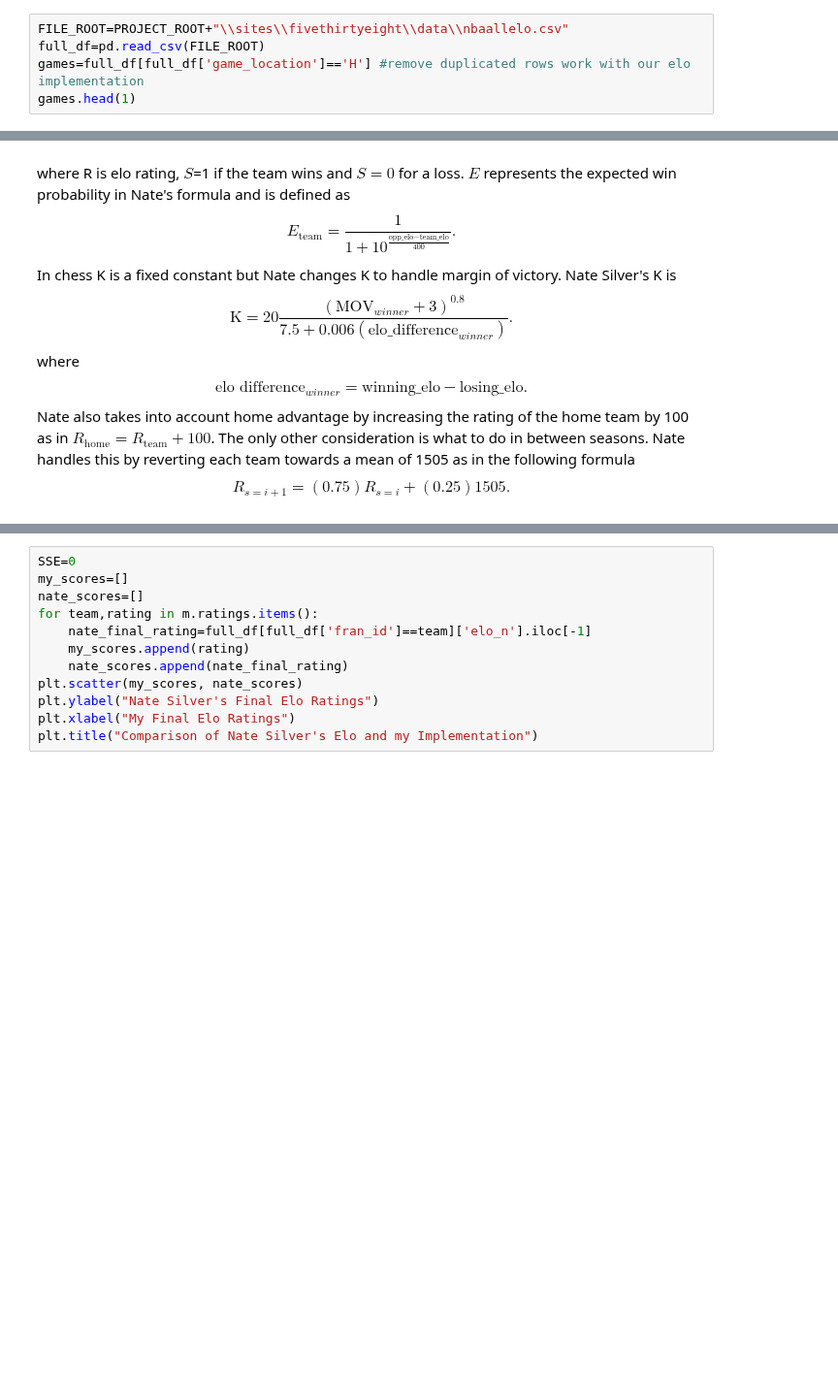
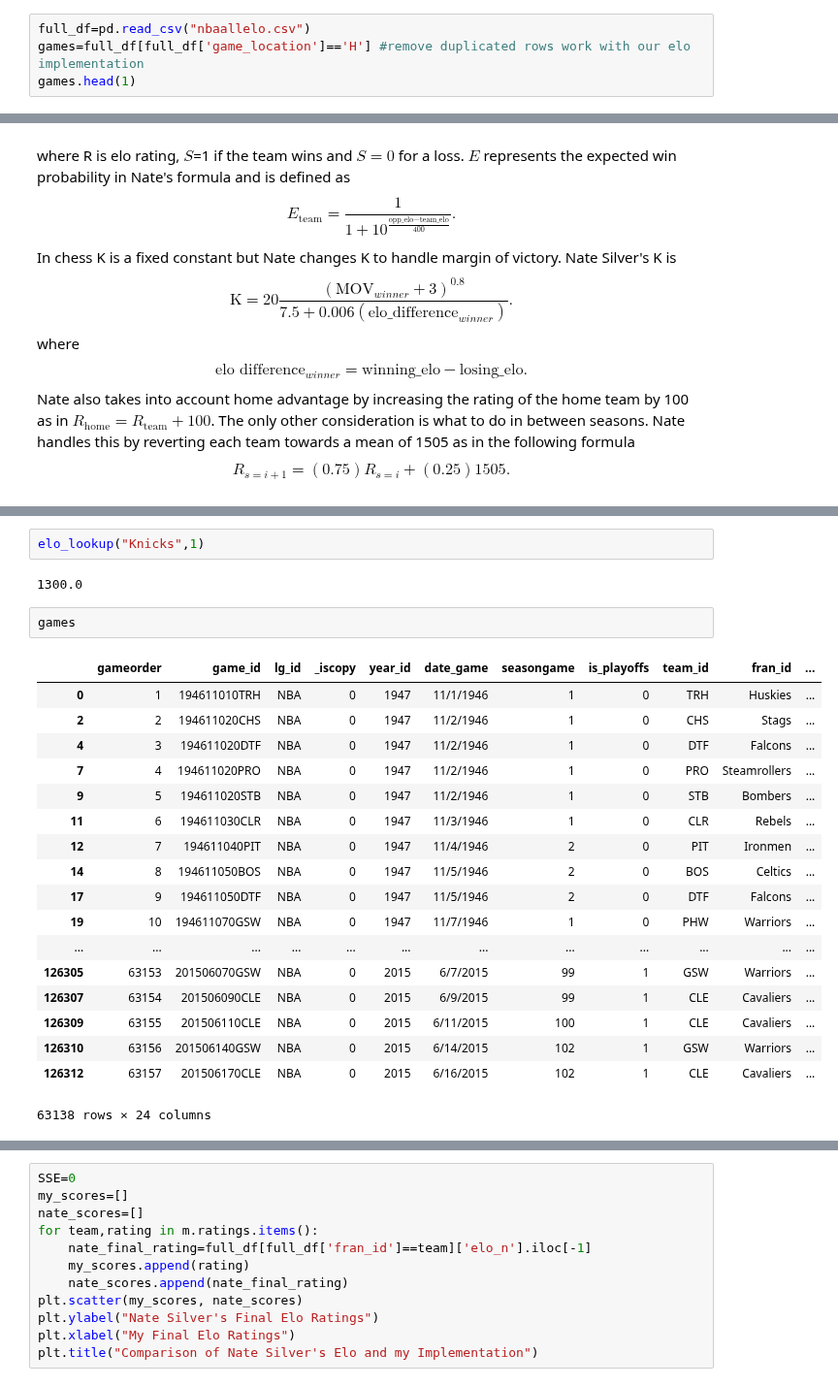
Before and after one commit to rogerfitz/tutorials, a Jupyter notebook: Nate Silver ELO/NBA ELO Replicate.ipynb, the cells around one changed output, grey strips where cells are left out. Shown at 97% size. Cells and saved outputs as stored; diff of their text form; blank space fills up the shorter version.

```diff
--- a/Nate Silver ELO/NBA ELO Replicate.ipynb
+++ b/Nate Silver ELO/NBA ELO Replicate.ipynb
@@ -32,6 +36,5 @@ matchups
 # %%
-FILE_ROOT=PROJECT_ROOT+"\\sites\\fivethirtyeight\\data\\nbaallelo.csv"
-full_df=pd.read_csv(FILE_ROOT)
+full_df=pd.read_csv("nbaallelo.csv")
 games=full_df[full_df['game_location']=='H'] #remove duplicated rows work with our elo implementation
 games.head(1)
 # %% [output]
@@ -164,0 +160,25 @@ m.power_rankings()
+# %%
+elo_lookup("Knicks",1)
+# %% [output]
+1300.0
+# %%
+games
+# %% [output]
+|  | gameorder | game_id | lg_id | _iscopy | year_id | date_game | seasongame | is_playoffs | team_id | fran_id | ... |
+| 0 | 1 | 194611010TRH | NBA | 0 | 1947 | 11/1/1946 | 1 | 0 | TRH | Huskies | ... |
+| 2 | 2 | 194611020CHS | NBA | 0 | 1947 | 11/2/1946 | 1 | 0 | CHS | Stags | ... |
+| 4 | 3 | 194611020DTF | NBA | 0 | 1947 | 11/2/1946 | 1 | 0 | DTF | Falcons | ... |
+| 7 | 4 | 194611020PRO | NBA | 0 | 1947 | 11/2/1946 | 1 | 0 | PRO | Steamrollers | ... |
+| 9 | 5 | 194611020STB | NBA | 0 | 1947 | 11/2/1946 | 1 | 0 | STB | Bombers | ... |
+| 11 | 6 | 194611030CLR | NBA | 0 | 1947 | 11/3/1946 | 1 | 0 | CLR | Rebels | ... |
+| 12 | 7 | 194611040PIT | NBA | 0 | 1947 | 11/4/1946 | 2 | 0 | PIT | Ironmen | ... |
+| 14 | 8 | 194611050BOS | NBA | 0 | 1947 | 11/5/1946 | 2 | 0 | BOS | Celtics | ... |
+| 17 | 9 | 194611050DTF | NBA | 0 | 1947 | 11/5/1946 | 2 | 0 | DTF | Falcons | ... |
+| 19 | 10 | 194611070GSW | NBA | 0 | 1947 | 11/7/1946 | 1 | 0 | PHW | Warriors | ... |
+| ... | ... | ... | ... | ... | ... | ... | ... | ... | ... | ... | ... |
+| 126305 | 63153 | 201506070GSW | NBA | 0 | 2015 | 6/7/2015 | 99 | 1 | GSW | Warriors | ... |
+| 126307 | 63154 | 201506090CLE | NBA | 0 | 2015 | 6/9/2015 | 99 | 1 | CLE | Cavaliers | ... |
+| 126309 | 63155 | 201506110CLE | NBA | 0 | 2015 | 6/11/2015 | 100 | 1 | CLE | Cavaliers | ... |
+| 126310 | 63156 | 201506140GSW | NBA | 0 | 2015 | 6/14/2015 | 102 | 1 | GSW | Warriors | ... |
+| 126312 | 63157 | 201506170CLE | NBA | 0 | 2015 | 6/16/2015 | 102 | 1 | CLE | Cavaliers | ... |
+63138 rows × 24 columns
```
Also changed, not shown: parts of 8 cells of this notebook, 3 other files.
